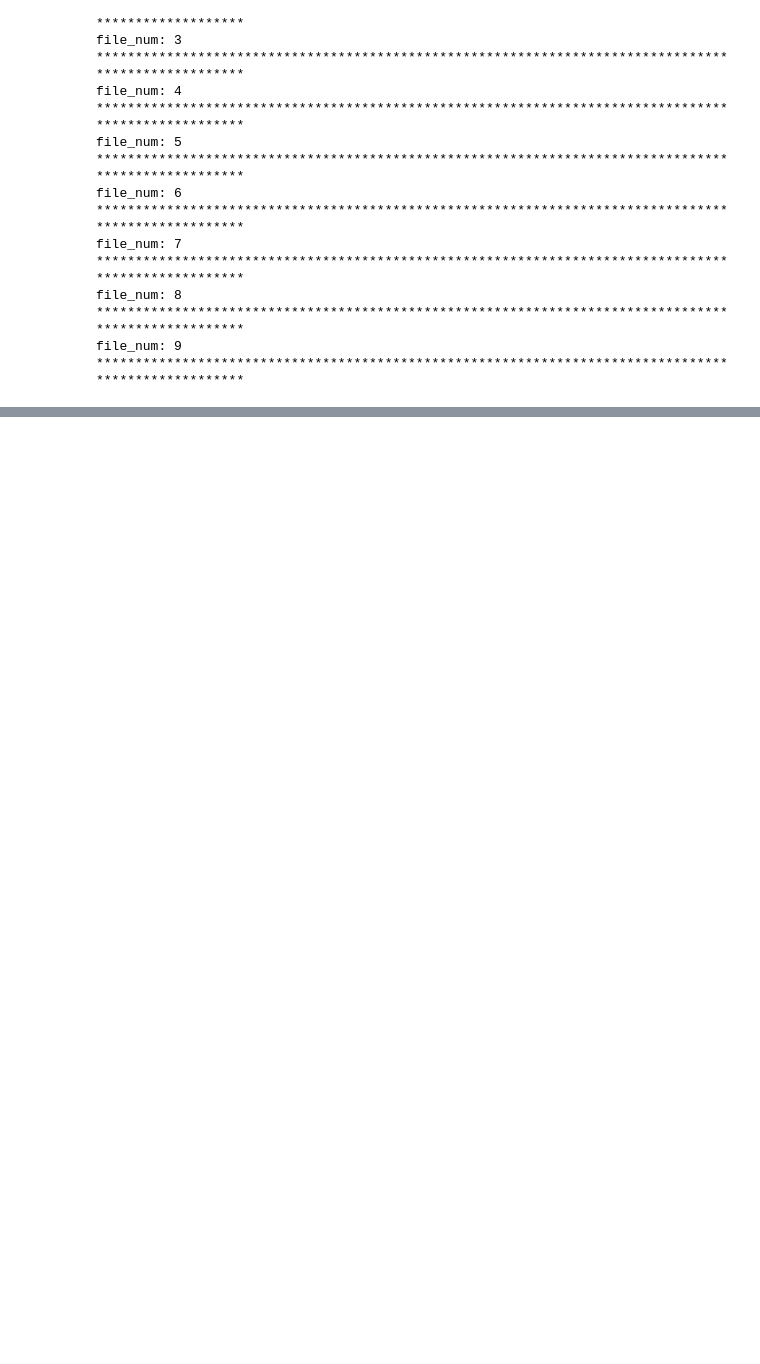
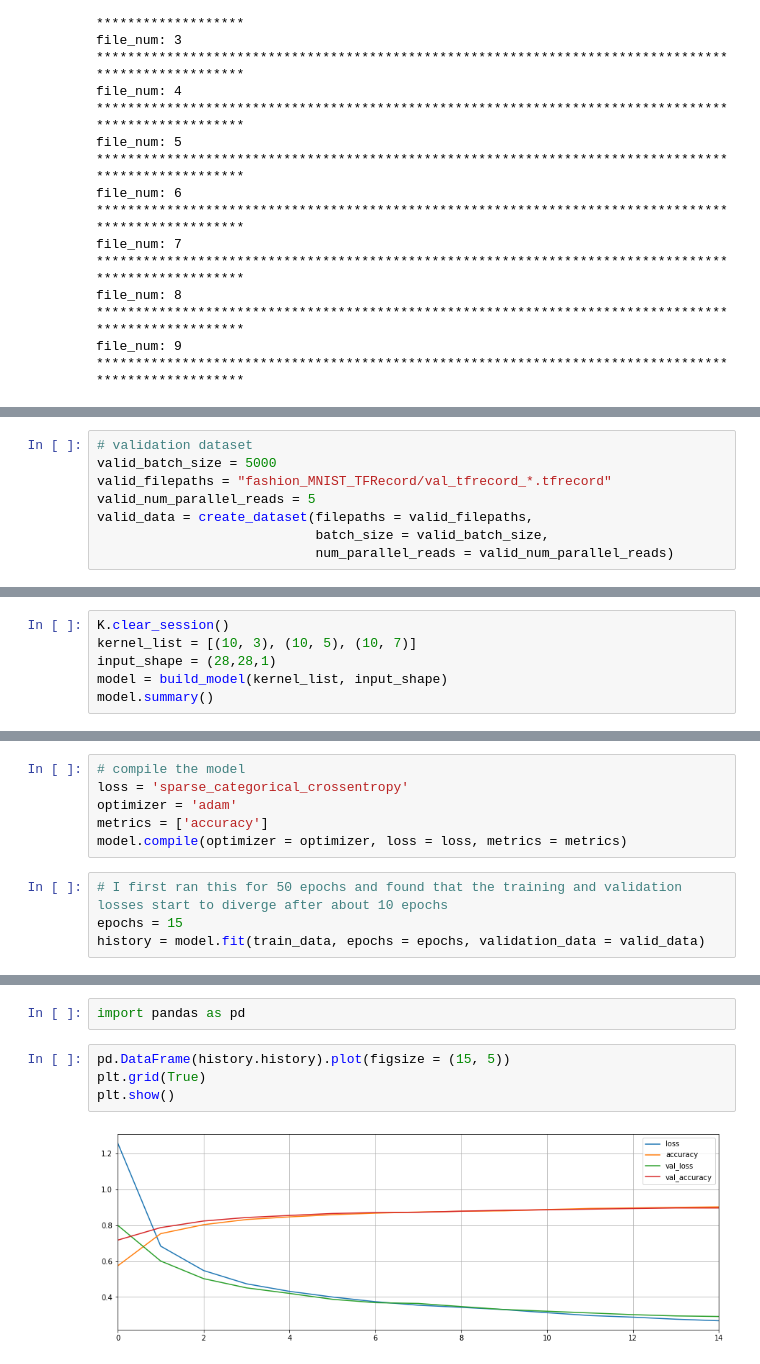
Before and after one commit to praritagarwal/TensorFlowDataAPI, a Jupyter notebook: loading and preprocessing data in tensorflow.ipynb, the cells around one changed output, grey strips where cells are left out. Saved outputs shown, nothing was run; the diff lists cells and outputs as text; blank space fills up the shorter version.

Commit message:
Create and fit a neural net. on the training data

```diff
--- a/loading and preprocessing data in tensorflow.ipynb
+++ b/loading and preprocessing data in tensorflow.ipynb
@@ -351,0 +349,8 @@ TensorShape([5000])
+# %%
+# validation dataset
+valid_batch_size = 5000
+valid_filepaths = "fashion_MNIST_TFRecord/val_tfrecord_*.tfrecord"
+valid_num_parallel_reads = 5
+valid_data = create_dataset(filepaths = valid_filepaths,
+                            batch_size = valid_batch_size,
+                            num_parallel_reads = valid_num_parallel_reads)
@@ -351,0 +398,6 @@ TensorShape([5000])
+# %%
+K.clear_session()
+kernel_list = [(10, 3), (10, 5), (10, 7)]
+input_shape = (28,28,1)
+model = build_model(kernel_list, input_shape)
+model.summary()
@@ -351,0 +425,10 @@ TensorShape([5000])
+# %%
+# compile the model
+loss = 'sparse_categorical_crossentropy'
+optimizer = 'adam'
+metrics = ['accuracy']
+model.compile(optimizer = optimizer, loss = loss, metrics = metrics)
+# %%
+# I first ran this for 50 epochs and found that the training and validation losses start to diverge after about 10 epochs
+epochs = 15
+history = model.fit(train_data, epochs = epochs, validation_data = valid_data)
@@ -351,0 +484,8 @@ TensorShape([5000])
+# %%
+import pandas as pd
+# %%
+pd.DataFrame(history.history).plot(figsize = (15, 5))
+plt.grid(True)
+plt.show()
+# %% [output]
+[figure, added]
```
Also changed, not shown: parts of 23 cells of this notebook.
